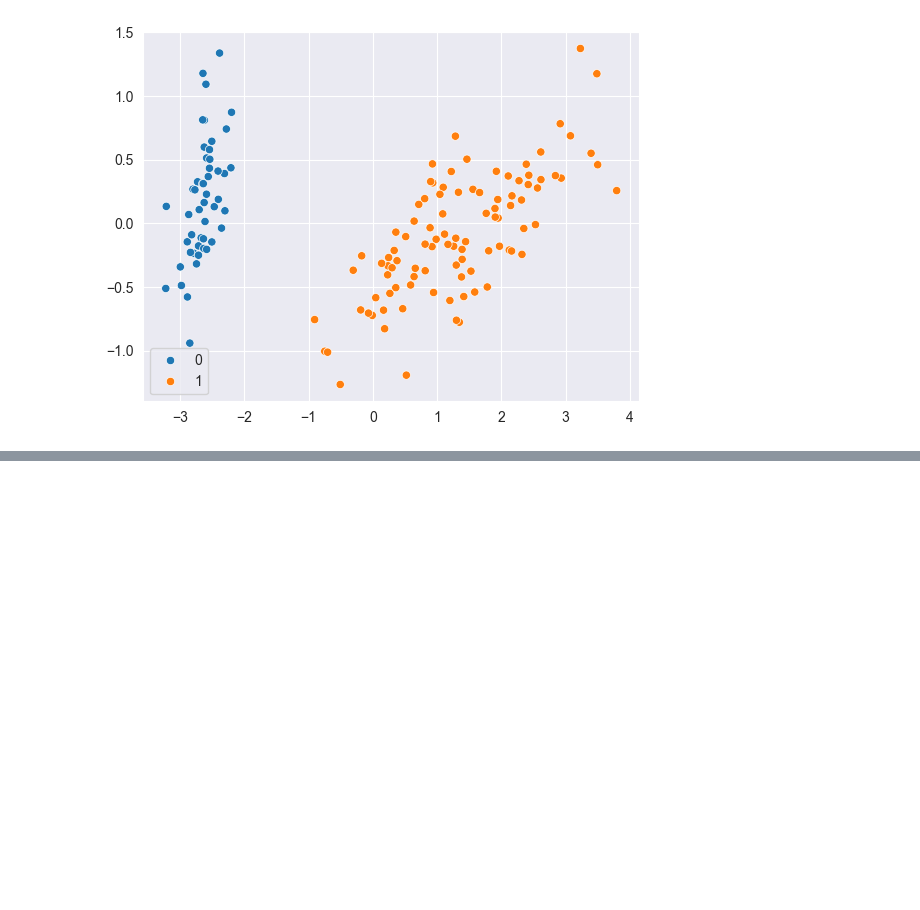
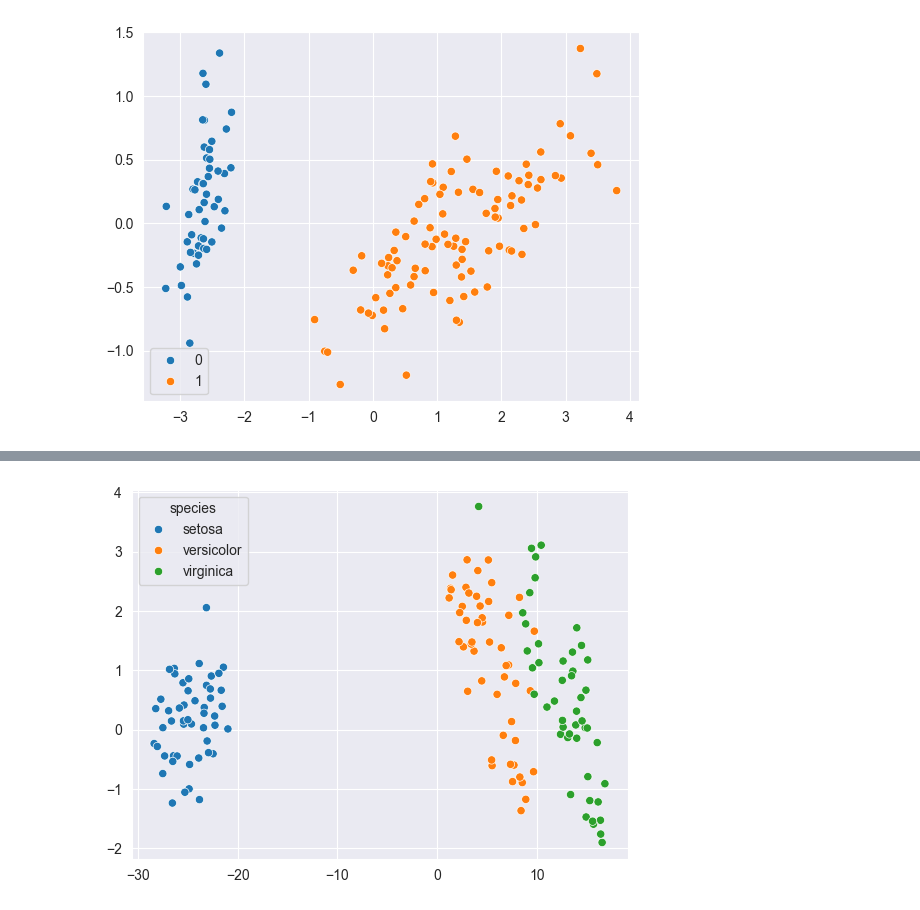
Before and after one commit to McLight-Note/AI-self-study, a Jupyter notebook: Project_12_Repeating/Unsupervised Learning/file.ipynb, the cells around one changed output, grey strips where cells are left out. Drawn from its saved outputs; the diff is of its cells as text; code cells hidden in the pictures; blank space fills up the shorter version.

```diff
--- a/Project_12_Repeating/Unsupervised Learning/file.ipynb
+++ b/Project_12_Repeating/Unsupervised Learning/file.ipynb
@@ -505,0 +530,7 @@ sns.scatterplot(data=iris_df, x=transformed[:,0], y=transformed[:,1], hue=model.
+# %%
+tsne = TSNE(n_components=2)
+transformed = tsne.fit_transform(iris_df[numeric_cols])
+# %%
+sns.scatterplot(x=transformed[:,0], y=transformed[:,1], hue=iris_df['species']);
+# %% [output]
+[figure, added]
```
Also changed, not shown: parts of 6 cells of this notebook.
